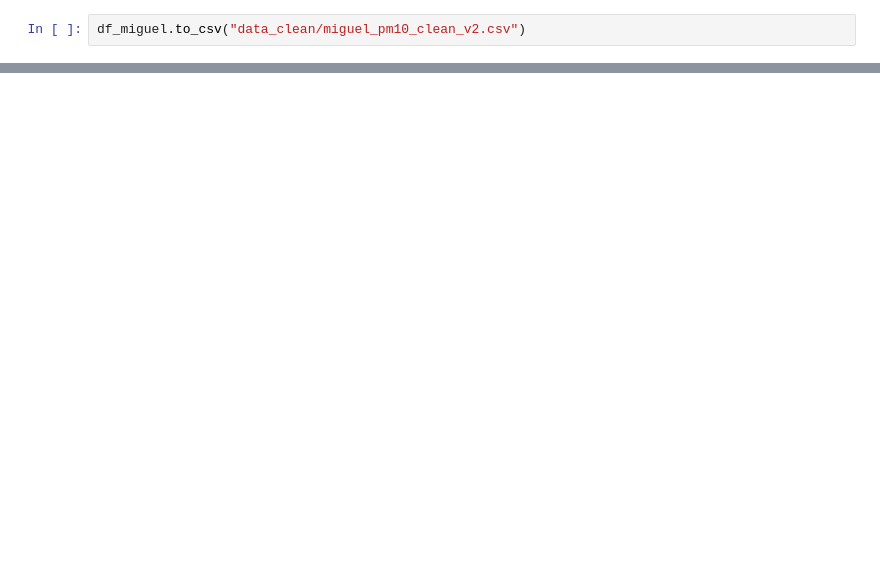
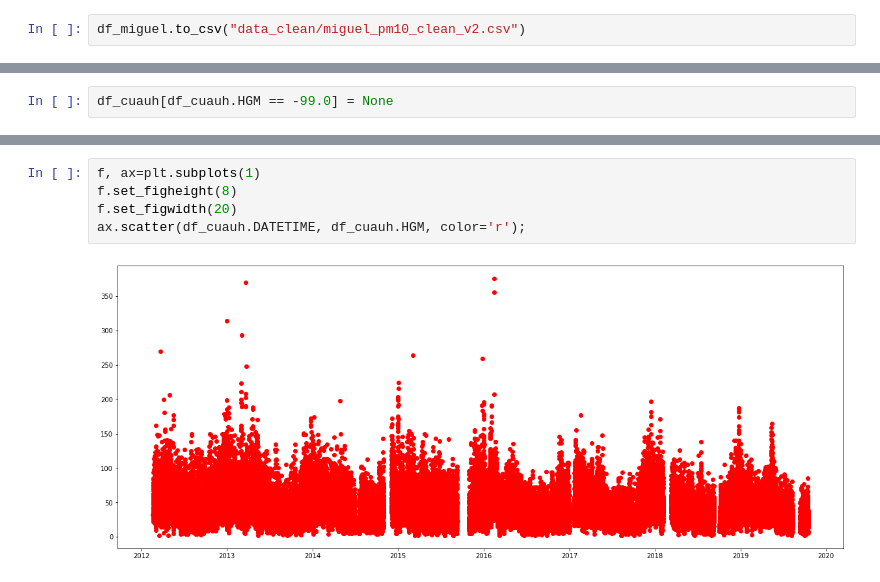
Before and after one commit to luisferlc/datamex1019, a Jupyter notebook: air-quality-cdmx/análisis_limpieza_PM10_v2.ipynb, the cells around one changed output, grey strips where cells are left out. Cells and saved outputs as stored; diff of their text form; blank space fills up the shorter version.

```diff
--- a/air-quality-cdmx/análisis_limpieza_PM10_v2.ipynb
+++ b/air-quality-cdmx/análisis_limpieza_PM10_v2.ipynb
@@ -104,0 +120,2 @@ df_miguel.to_csv("data_clean/miguel_pm10_clean_v2.csv")
+# %%
+df_cuauh[df_cuauh.HGM == -99.0] = None
@@ -104,0 +130,7 @@ df_miguel.to_csv("data_clean/miguel_pm10_clean_v2.csv")
+# %%
+f, ax=plt.subplots(1)
+f.set_figheight(8)
+f.set_figwidth(20)
+ax.scatter(df_cuauh.DATETIME, df_cuauh.HGM, color='r');
+# %% [output]
+[figure, added]
```
Also changed, not shown: parts of 12 cells of this notebook, 6 other files.
